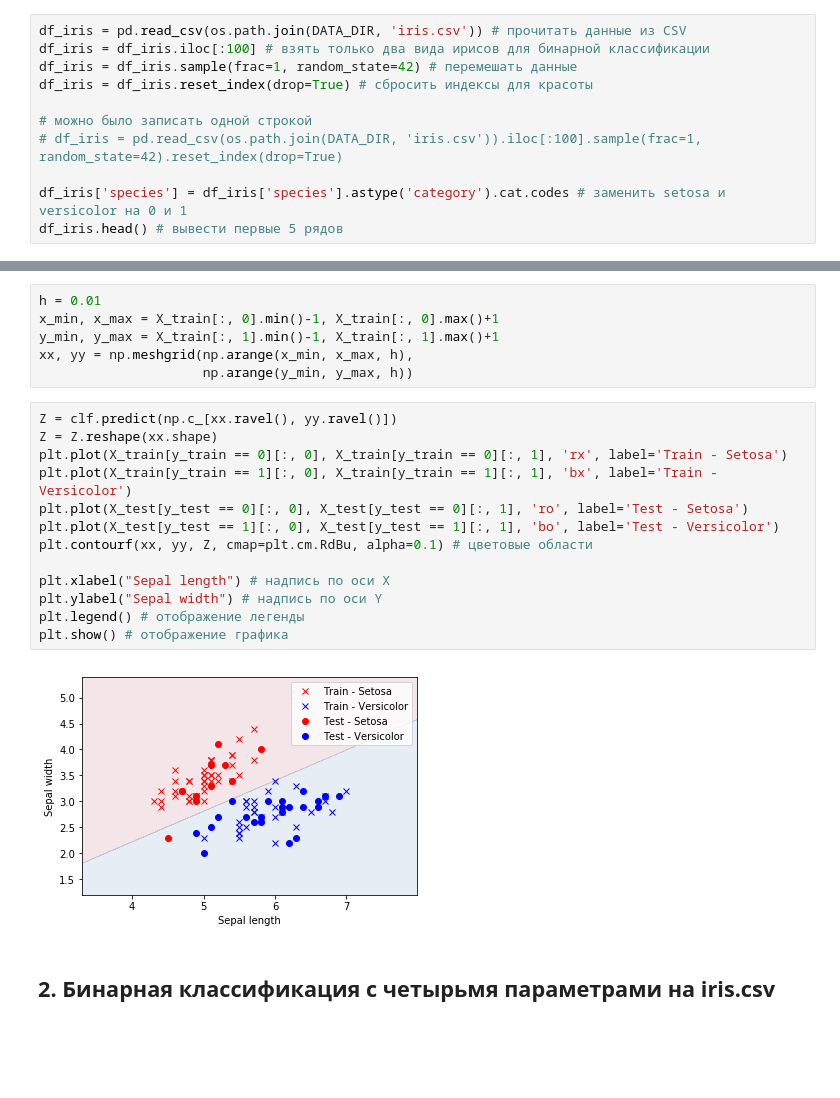
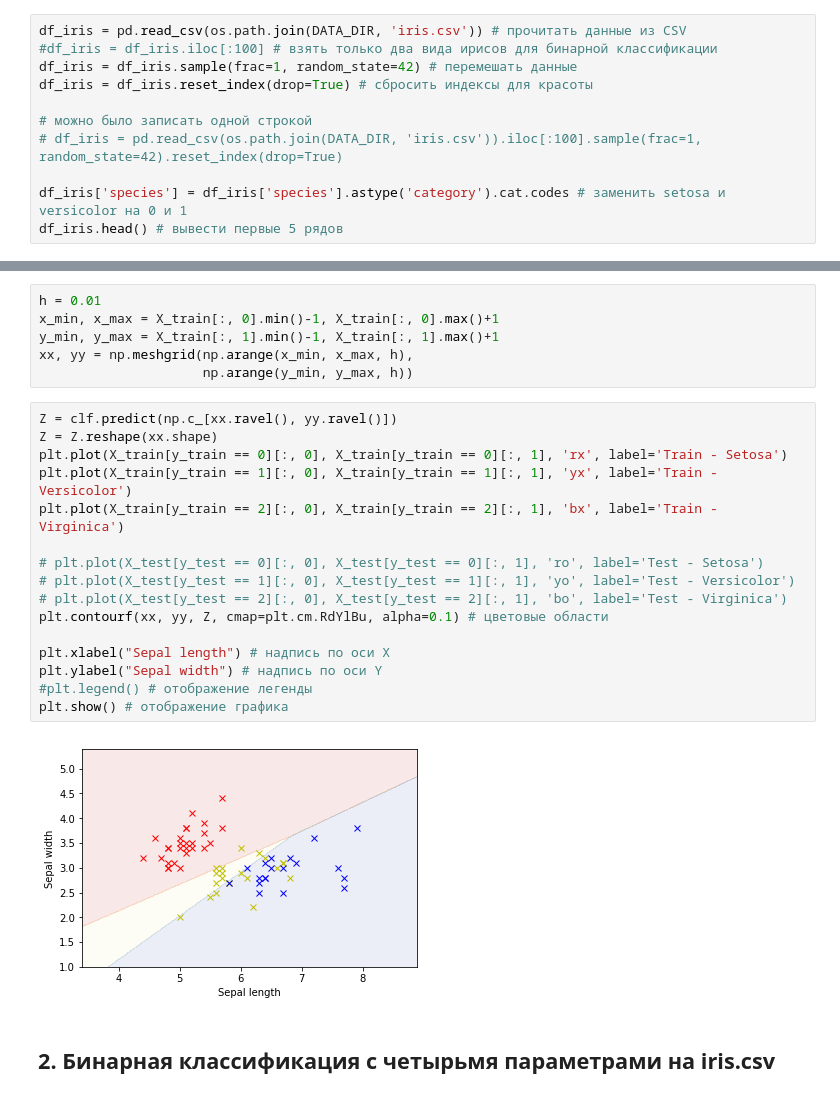
Before and after one commit to bogdansalyp/ml_course, a Jupyter notebook: logistic_regression_sklearn.ipynb, the cells around one changed output, grey strips where cells are left out. Drawn from its saved outputs; the diff is of its cells as text; blank space fills up the shorter version.

```diff
--- a/logistic_regression_sklearn.ipynb
+++ b/logistic_regression_sklearn.ipynb
@@ -20,7 +20,7 @@ np.random.seed(42) # фиксирование псевдорандомного
 DATA_DIR = "data" # путь к данным
 # %%
 df_iris = pd.read_csv(os.path.join(DATA_DIR, 'iris.csv')) # прочитать данные из CSV
-df_iris = df_iris.iloc[:100] # взять только два вида ирисов для бинарной классификации
+#df_iris = df_iris.iloc[:100] # взять только два вида ирисов для бинарной классификации
 df_iris = df_iris.sample(frac=1, random_state=42) # перемешать данные
 df_iris = df_iris.reset_index(drop=True) # сбросить индексы для красоты
 
@@ -101,18 +102,21 @@ xx, yy = np.meshgrid(np.arange(x_min, x_max, h),
 # %%
 Z = clf.predict(np.c_[xx.ravel(), yy.ravel()])
 Z = Z.reshape(xx.shape)
 plt.plot(X_train[y_train == 0][:, 0], X_train[y_train == 0][:, 1], 'rx', label='Train - Setosa')
-plt.plot(X_train[y_train == 1][:, 0], X_train[y_train == 1][:, 1], 'bx', label='Train - Versicolor')
-plt.plot(X_test[y_test == 0][:, 0], X_test[y_test == 0][:, 1], 'ro', label='Test - Setosa')
-plt.plot(X_test[y_test == 1][:, 0], X_test[y_test == 1][:, 1], 'bo', label='Test - Versicolor')
-plt.contourf(xx, yy, Z, cmap=plt.cm.RdBu, alpha=0.1) # цветовые области
+plt.plot(X_train[y_train == 1][:, 0], X_train[y_train == 1][:, 1], 'yx', label='Train - Versicolor')
+plt.plot(X_train[y_train == 2][:, 0], X_train[y_train == 2][:, 1], 'bx', label='Train - Virginica')
+
+# plt.plot(X_test[y_test == 0][:, 0], X_test[y_test == 0][:, 1], 'ro', label='Test - Setosa')
+# plt.plot(X_test[y_test == 1][:, 0], X_test[y_test == 1][:, 1], 'yo', label='Test - Versicolor')
+# plt.plot(X_test[y_test == 2][:, 0], X_test[y_test == 2][:, 1], 'bo', label='Test - Virginica')
+plt.contourf(xx, yy, Z, cmap=plt.cm.RdYlBu, alpha=0.1) # цветовые области
 
 plt.xlabel("Sepal length") # надпись по оси X
 plt.ylabel("Sepal width") # надпись по оси Y
-plt.legend() # отображение легенды
+#plt.legend() # отображение легенды
 plt.show() # отображение графика
 # %% [output]
-[figure, old version]
+[figure, new version]
 # %% [markdown]
 ## 2. Бинарная классификация с четырьмя параметрами на iris.csv
 # %% [markdown]
```
Also changed, not shown: parts of 7 cells of this notebook, 13 other files.
